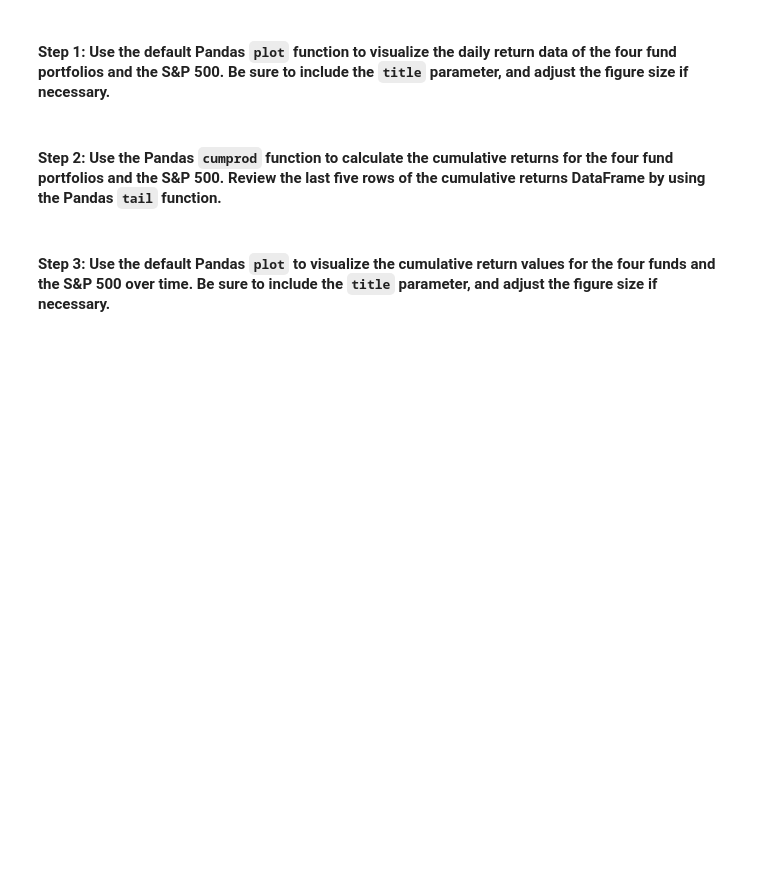
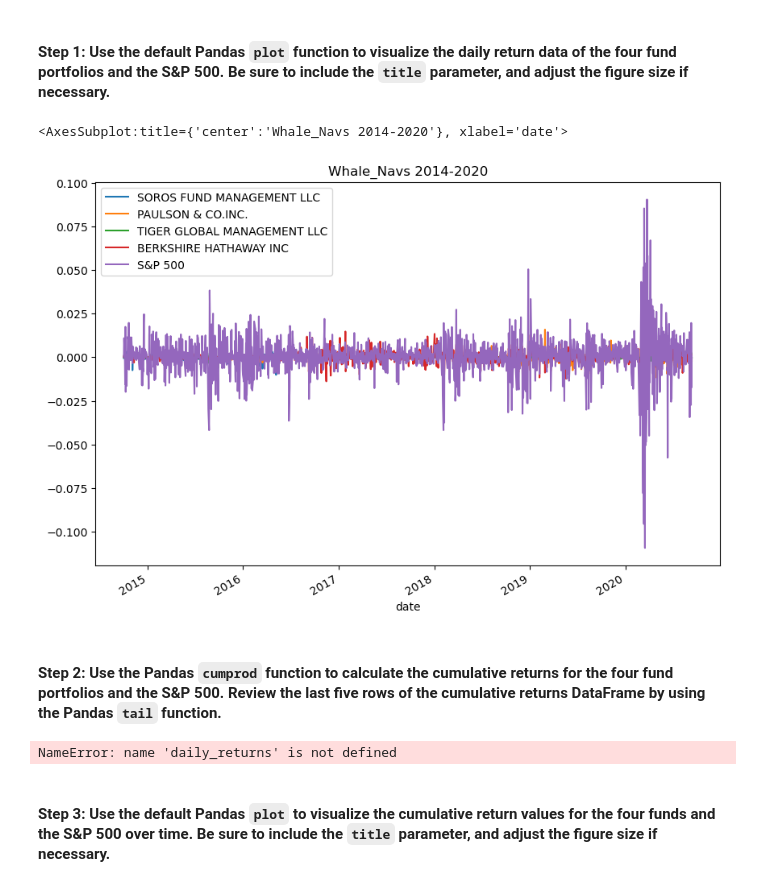
Before and after one commit to Jordan580-web/Module-4-Challenge, a Jupyter notebook: Module 4 Challenge/Starter_Code/risk_return_analysis.ipynb, the cells around one changed output. Drawn from its saved outputs; the diff is of its cells as text; code cells hidden in the pictures; blank space fills up the shorter version.

```diff
--- a/Module 4 Challenge/Starter_Code/risk_return_analysis.ipynb
+++ b/Module 4 Challenge/Starter_Code/risk_return_analysis.ipynb
@@ -110,12 +112,11 @@ from pathlib import Path
 # Import the data by reading in the CSV file and setting the DatetimeIndex
 # Review the first 5 rows of the DataFrame
 # YOUR CODE HERE
-whale_navs_df = pd.read_csv(
-    Path("whale_navs.csv"),
-    index_col="Date",
-    parse_dates=True,
-    infer_datetime_format=True
-)
+whale_navs_csv = Path("whale_navs.csv")
+whale_navs = pd.read_csv(
+whale_navs_csv, index_col="date", infer_datetime_format=True, parse_dates=True)
+whale_navs = whale_navs.sort_index()
 
-whale_navs_df.head()
+
+whale_navs.head()
 # %% [output]
@@ -127,3 +134,6 @@ FileNotFoundError: [Errno 2] No such file or directory: 'whale_navs.csv'
 # Drop any rows with all missing values
 # Review the first five rows of the daily returns DataFrame.
 # YOUR CODE HERE
+whale_navs = whale_navs.pct_change().dropna()
+
+whale_navs.head()
@@ -142,13 +160,21 @@ Analyze the data to determine if any of the portfolios outperform the broader st
 # %%
 # Plot the daily return data of the 4 funds and the S&P 500
 # Inclue a title parameter and adjust the figure size
 # YOUR CODE HERE
+whale_navs.plot(figsize=(10,7), title="Whale_Navs 2014-2020")
+# %% [output]
+<AxesSubplot:title={'center':'Whale_Navs 2014-2020'}, xlabel='date'>
+[figure, added]
 # %% [markdown]
 #### Step 2: Use the Pandas `cumprod` function to calculate the cumulative returns for the four fund portfolios and the S&P 500. Review the last five rows of the cumulative returns DataFrame by using the Pandas `tail` function.
 # %%
 # Calculate and plot the cumulative returns of the 4 fund portfolios and the S&P 500
 # Review the last 5 rows of the cumulative returns DataFrame
 # YOUR CODE HERE
+cumulative_returns = (1 + daily_returns).cumprod()
+cumulative_returns.tail()
+# %% [output]
+NameError: name 'daily_returns' is not defined
 # %% [markdown]
 #### Step 3: Use the default Pandas `plot` to visualize the cumulative return values for the four funds and the S&P 500 over time. Be sure to include the `title` parameter, and adjust the figure size if necessary.
 # %%
```
Also changed, not shown: parts of 3 cells of this notebook, 1 other file.
